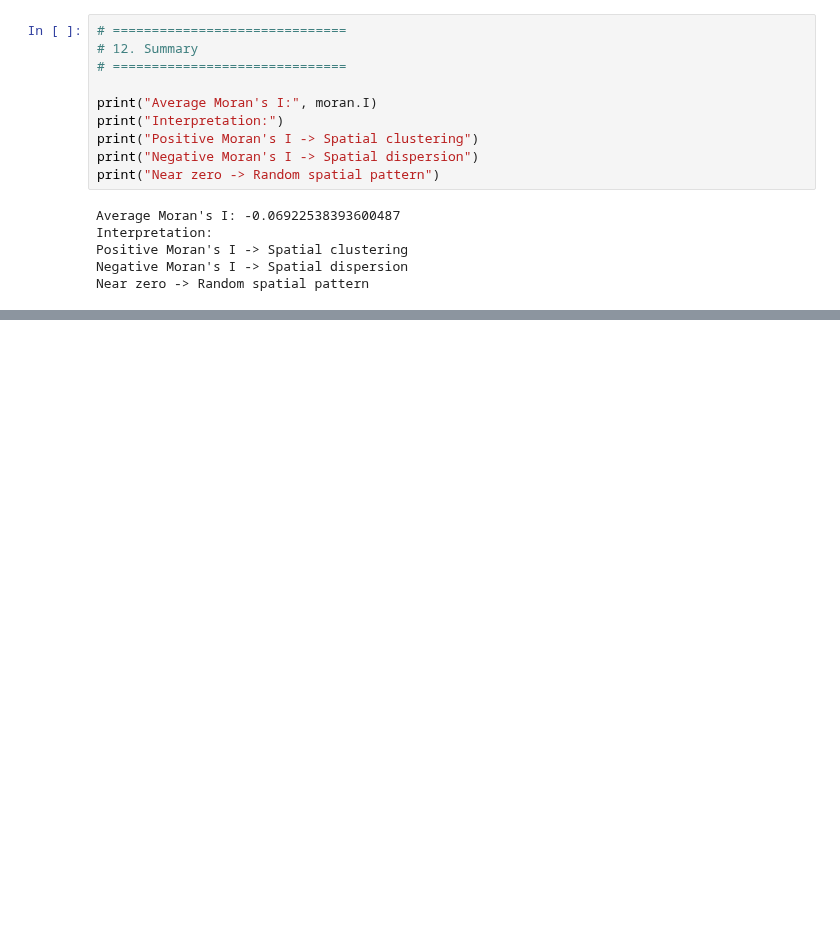
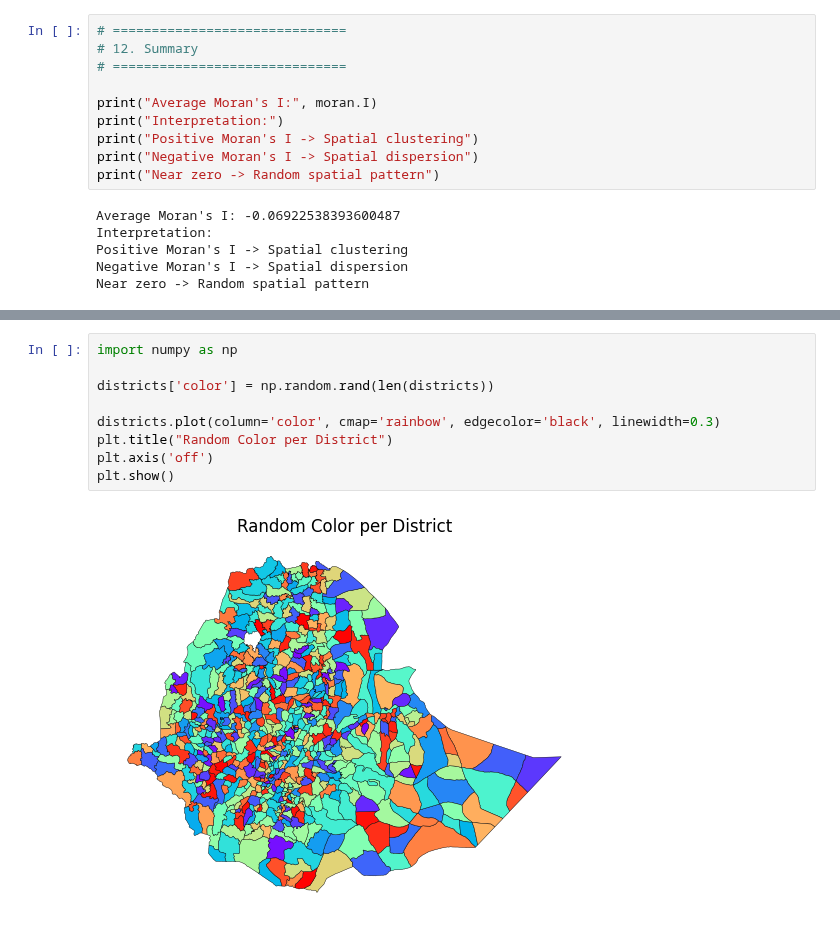
Before and after one commit to meetshambel/African-Countries-Map, a Jupyter notebook: Africancountriesmap.ipynb, the cells around one changed output, grey strips where cells are left out. Cells and saved outputs as stored; diff of their text form; blank space fills up the shorter version.

```diff
--- a/Africancountriesmap.ipynb
+++ b/Africancountriesmap.ipynb
@@ -213,0 +264,11 @@ Near zero -> Random spatial pattern
+# %%
+import numpy as np
+
+districts['color'] = np.random.rand(len(districts))
+
+districts.plot(column='color', cmap='rainbow', edgecolor='black', linewidth=0.3)
+plt.title("Random Color per District")
+plt.axis('off')
+plt.show()
+# %% [output]
+[figure, added]
```
Also changed, not shown: parts of 15 cells of this notebook, 19 other files.
